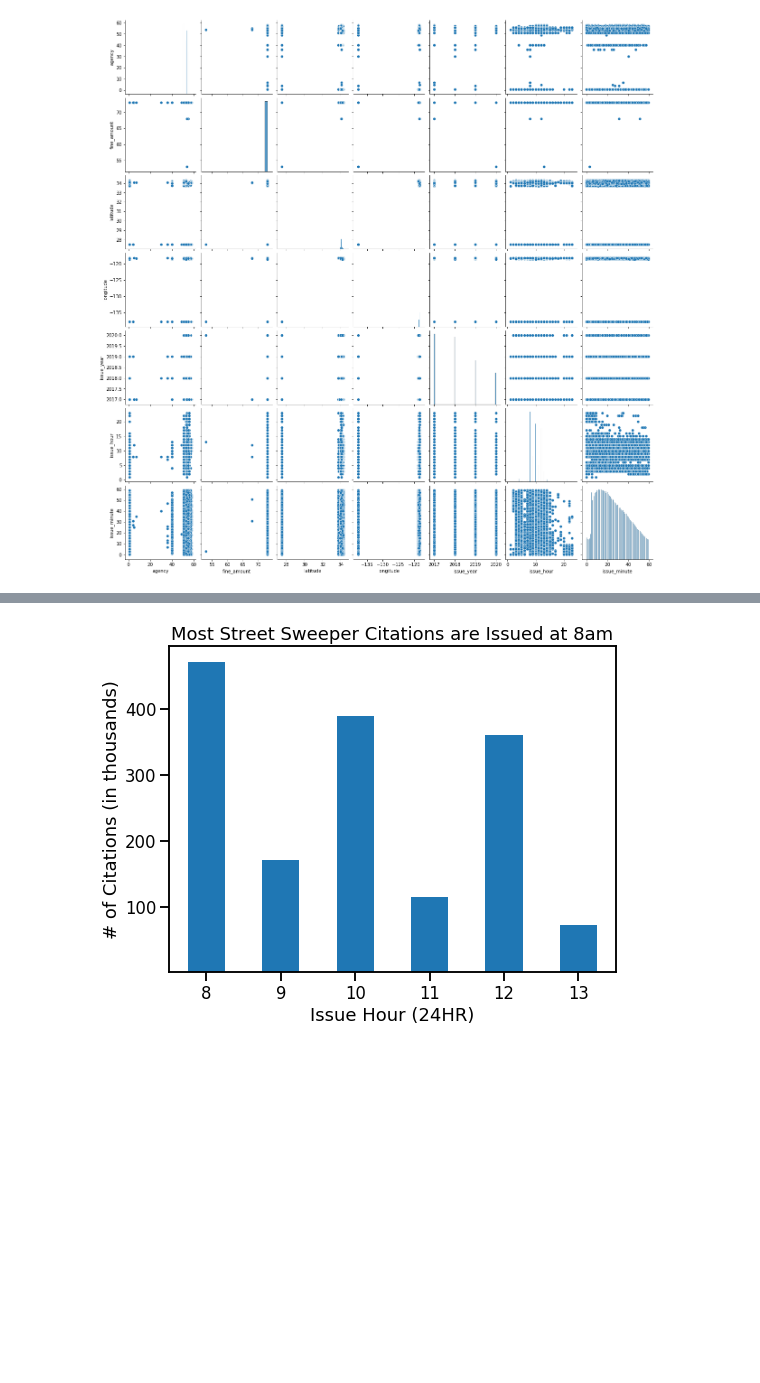
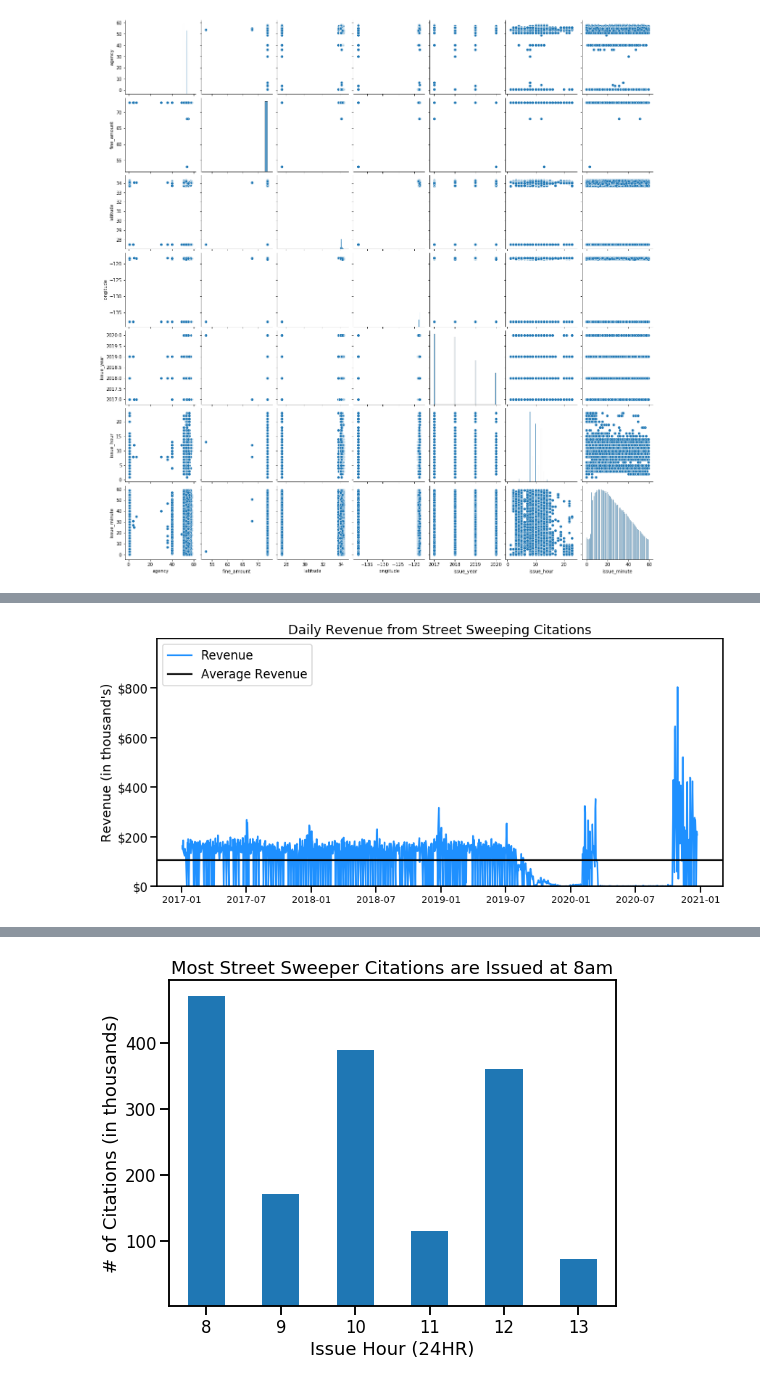
Before and after one commit to Promeos/LADOT-COVID19-enforcement, a Jupyter notebook: MVP.ipynb, the cells around one changed output, grey strips where cells are left out. Cells and saved outputs as stored; diff of their text form; code cells hidden in the pictures; blank space fills up the shorter version.

```diff
--- a/MVP.ipynb
+++ b/MVP.ipynb
@@ -176,0 +160,22 @@ sns.pairplot(df_citations);
+# %%
+# Daily street sweeping citation revenue
+daily_revenue = df_citations.groupby('issue_date').fine_amount.sum()
+daily_revenue.index = pd.to_datetime(daily_revenue.index)
+# %%
+sns.set_context('talk')
+
+# Plot daily revenue from street sweeping citations
+daily_revenue.plot(figsize=(14, 7), label='Revenue', color='DodgerBlue')
+plt.axhline(daily_revenue.mean(), color='black', label='Average Revenue')
+
+plt.title("Daily Revenue from Street Sweeping Citations")
+plt.xlabel('')
+plt.ylabel("Revenue (in thousand's)")
+
+plt.xticks(rotation=0, horizontalalignment='center', fontsize=13)
+plt.yticks(range(0, 1_000_000, 200_000), ['$0', '$200', '$400', '$600', '$800',])
+plt.ylim(0, 1_000_000)
+
+plt.legend(loc=2, framealpha=.8);
+# %% [output]
+[figure, added]
```
Also changed, not shown: parts of 52 cells of this notebook.
